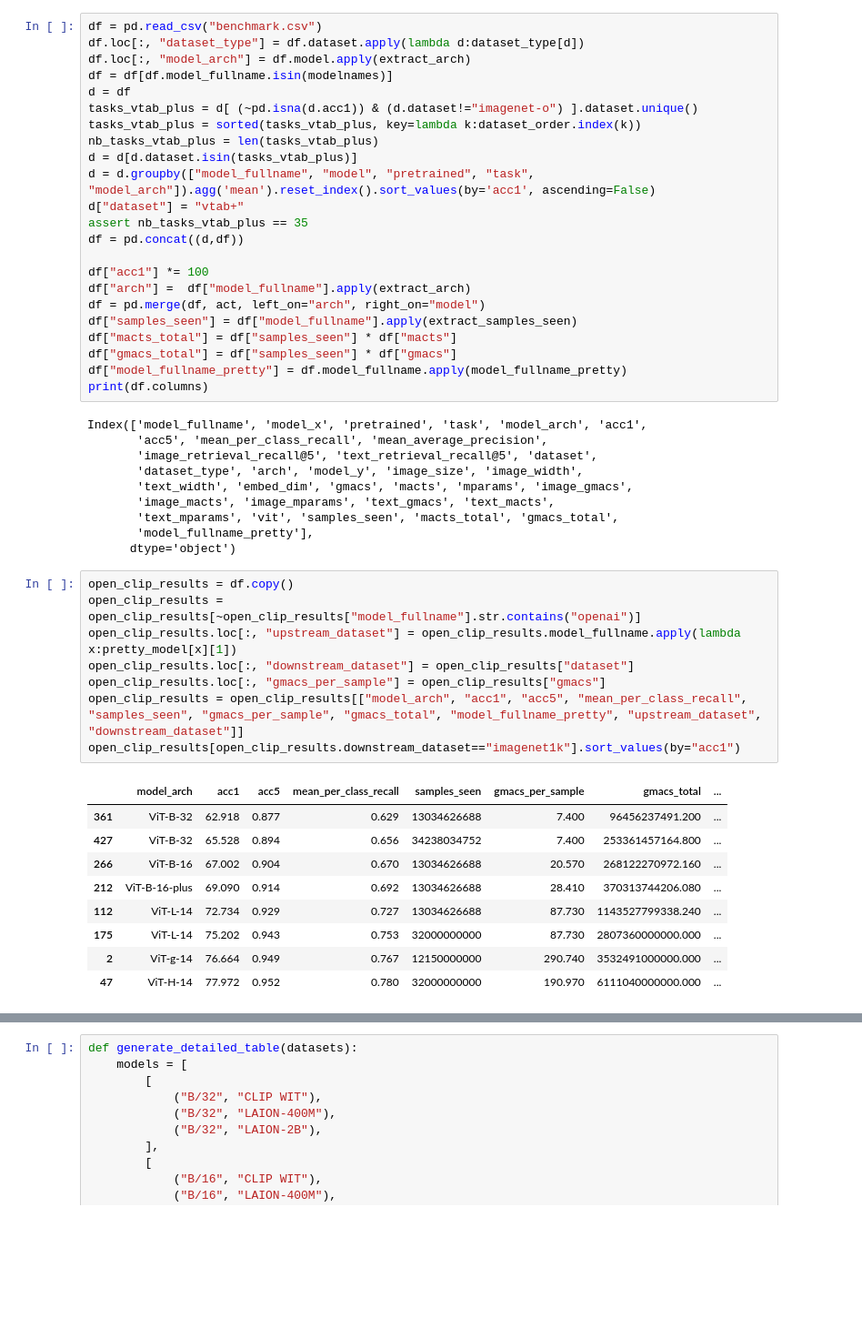
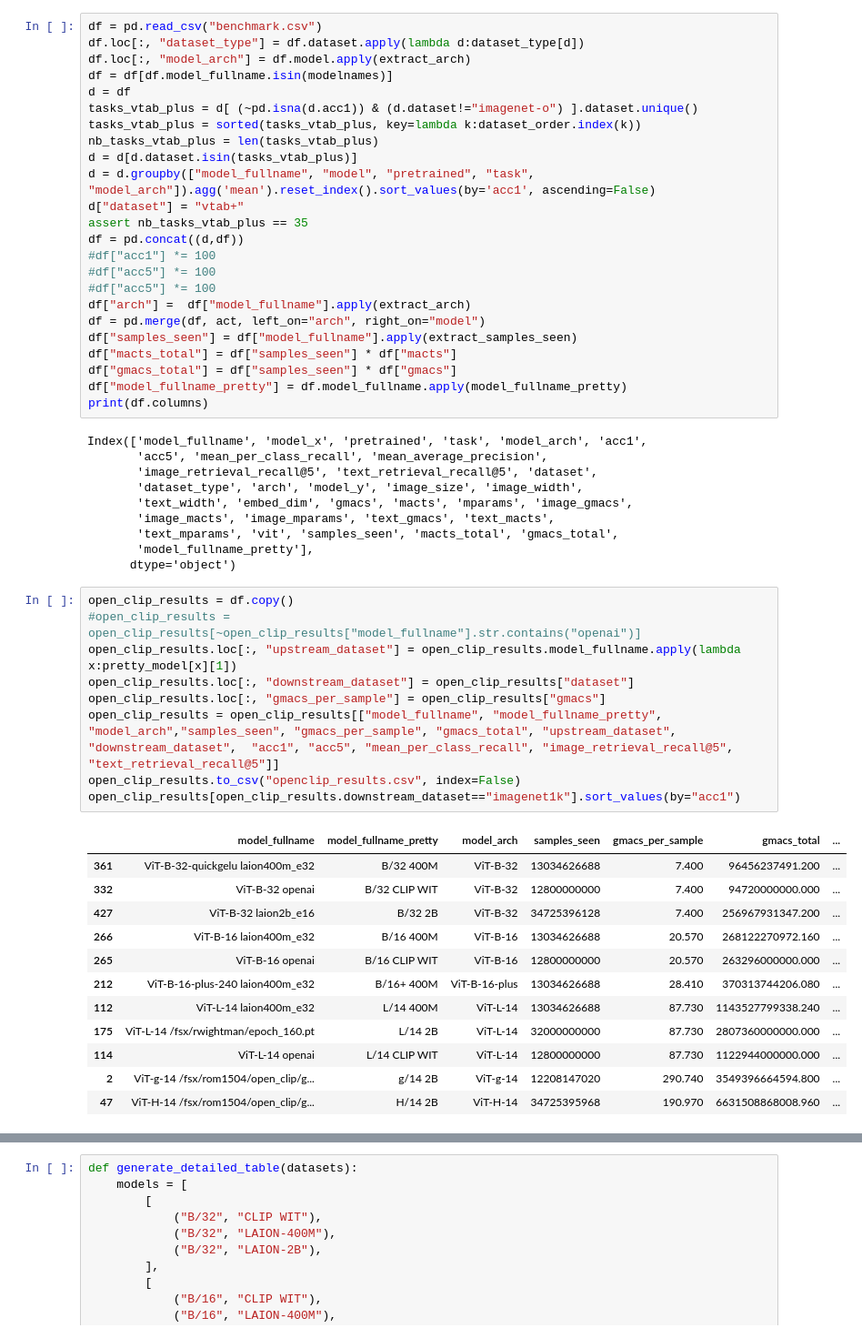
Before and after one commit to LAION-AI/CLIP_benchmark, a Jupyter notebook: benchmark/laion5b-paper.ipynb, the cells around one changed output, grey strips where cells are left out. Shown at 91% size. Cells and saved outputs as stored; diff of their text form; blank space fills up the shorter version.

```diff
--- a/benchmark/laion5b-paper.ipynb
+++ b/benchmark/laion5b-paper.ipynb
@@ -287,8 +253,9 @@ d = d.groupby(["model_fullname", "model", "pretrained", "task", "model_arch"]).a
 d["dataset"] = "vtab+"
 assert nb_tasks_vtab_plus == 35
 df = pd.concat((d,df))
-
-df["acc1"] *= 100
+#df["acc1"] *= 100
+#df["acc5"] *= 100
+#df["acc5"] *= 100
 df["arch"] =  df["model_fullname"].apply(extract_arch)
 df = pd.merge(df, act, left_on="arch", right_on="model")
 df["samples_seen"] = df["model_fullname"].apply(extract_samples_seen)
@@ -308,21 +275,25 @@ Index(['model_fullname', 'model_x', 'pretrained', 'task', 'model_arch', 'acc1',
       dtype='object')
 # %%
 open_clip_results = df.copy()
-open_clip_results = open_clip_results[~open_clip_results["model_fullname"].str.contains("openai")]
+#open_clip_results = open_clip_results[~open_clip_results["model_fullname"].str.contains("openai")]
 open_clip_results.loc[:, "upstream_dataset"] = open_clip_results.model_fullname.apply(lambda x:pretty_model[x][1])
 open_clip_results.loc[:, "downstream_dataset"] = open_clip_results["dataset"]
 open_clip_results.loc[:, "gmacs_per_sample"] = open_clip_results["gmacs"]
-open_clip_results = open_clip_results[["model_arch", "acc1", "acc5", "mean_per_class_recall", "samples_seen", "gmacs_per_sample", "gmacs_total", "model_fullname_pretty", "upstream_dataset", "downstream_dataset"]]
+open_clip_results = open_clip_results[["model_fullname", "model_fullname_pretty", "model_arch","samples_seen", "gmacs_per_sample", "gmacs_total", "upstream_dataset", "downstream_dataset",  "acc1", "acc5", "mean_per_class_recall", "image_retrieval_recall@5", "text_retrieval_recall@5"]]
+open_clip_results.to_csv("openclip_results.csv", index=False)
 open_clip_results[open_clip_results.downstream_dataset=="imagenet1k"].sort_values(by="acc1")
 # %% [output]
-|  | model_arch | acc1 | acc5 | mean_per_class_recall | samples_seen | gmacs_per_sample | gmacs_total | ... |
-| 361 | ViT-B-32 | 62.918 | 0.877 | 0.629 | 13034626688 | 7.400 | 96456237491.200 | ... |
-| 427 | ViT-B-32 | 65.528 | 0.894 | 0.656 | 34238034752 | 7.400 | 253361457164.800 | ... |
-| 266 | ViT-B-16 | 67.002 | 0.904 | 0.670 | 13034626688 | 20.570 | 268122270972.160 | ... |
-| 212 | ViT-B-16-plus | 69.090 | 0.914 | 0.692 | 13034626688 | 28.410 | 370313744206.080 | ... |
-| 112 | ViT-L-14 | 72.734 | 0.929 | 0.727 | 13034626688 | 87.730 | 1143527799338.240 | ... |
-| 175 | ViT-L-14 | 75.202 | 0.943 | 0.753 | 32000000000 | 87.730 | 2807360000000.000 | ... |
-| 2 | ViT-g-14 | 76.664 | 0.949 | 0.767 | 12150000000 | 290.740 | 3532491000000.000 | ... |
-| 47 | ViT-H-14 | 77.972 | 0.952 | 0.780 | 32000000000 | 190.970 | 6111040000000.000 | ... |
+|  | model_fullname | model_fullname_pretty | model_arch | samples_seen | gmacs_per_sample | gmacs_total | ... |
+| 361 | ViT-B-32-quickgelu laion400m_e32 | B/32 400M | ViT-B-32 | 13034626688 | 7.400 | 96456237491.200 | ... |
+| 332 | ViT-B-32 openai | B/32 CLIP WIT | ViT-B-32 | 12800000000 | 7.400 | 94720000000.000 | ... |
+| 427 | ViT-B-32 laion2b_e16 | B/32 2B | ViT-B-32 | 34725396128 | 7.400 | 256967931347.200 | ... |
+| 266 | ViT-B-16 laion400m_e32 | B/16 400M | ViT-B-16 | 13034626688 | 20.570 | 268122270972.160 | ... |
+| 265 | ViT-B-16 openai | B/16 CLIP WIT | ViT-B-16 | 12800000000 | 20.570 | 263296000000.000 | ... |
+| 212 | ViT-B-16-plus-240 laion400m_e32 | B/16+ 400M | ViT-B-16-plus | 13034626688 | 28.410 | 370313744206.080 | ... |
+| 112 | ViT-L-14 laion400m_e32 | L/14 400M | ViT-L-14 | 13034626688 | 87.730 | 1143527799338.240 | ... |
+| 175 | ViT-L-14 /fsx/rwightman/epoch_160.pt | L/14 2B | ViT-L-14 | 32000000000 | 87.730 | 2807360000000.000 | ... |
+| 114 | ViT-L-14 openai | L/14 CLIP WIT | ViT-L-14 | 12800000000 | 87.730 | 1122944000000.000 | ... |
+| 2 | ViT-g-14 /fsx/rom1504/open_clip/g... | g/14 2B | ViT-g-14 | 12208147020 | 290.740 | 3549396664594.800 | ... |
+| 47 | ViT-H-14 /fsx/rom1504/open_clip/g... | H/14 2B | ViT-H-14 | 34725395968 | 190.970 | 6631508868008.960 | ... |
 # %%
 import plotly.express as px
```
Also changed, not shown: parts of 7 cells of this notebook.
